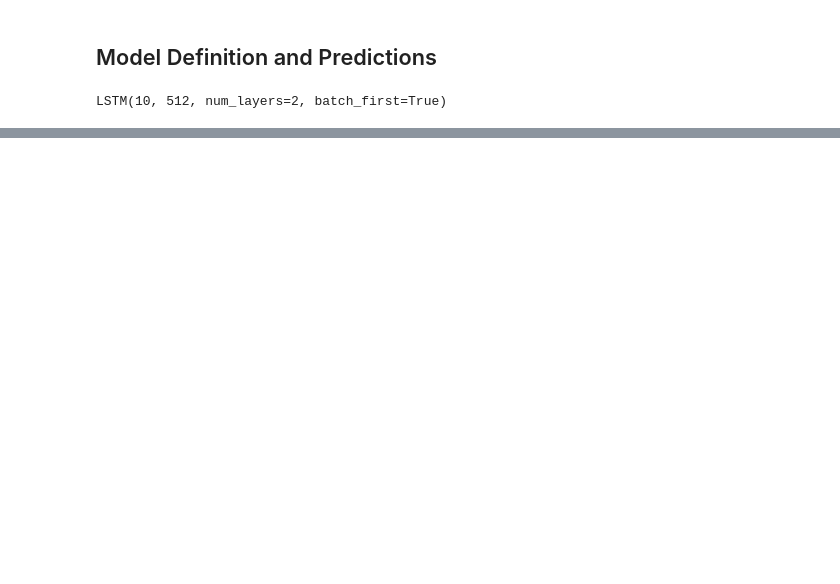
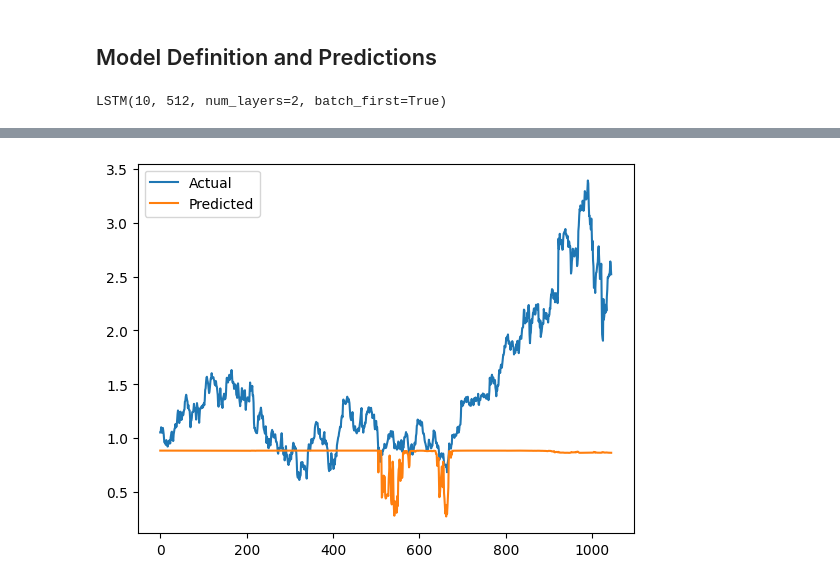
Before and after one commit to psharma1544/JupyterNotebooks, a Jupyter notebook: LLMs/PredictiveModeling_Pytorch.ipynb, the cells around one changed output, grey strips where cells are left out. Cells and saved outputs as stored; diff of their text form; code cells hidden in the pictures; blank space fills up the shorter version.

```diff
--- a/LLMs/PredictiveModeling_Pytorch.ipynb
+++ b/LLMs/PredictiveModeling_Pytorch.ipynb
@@ -300,10 +316,11 @@ torch.Size([4650, 10])
 # %%
+# Dimensions for data input
 input_dim = len(X_train.columns) # Number of features
 #hidden_dim = int(len(X_train)) # Number of samples or units
 hidden_dim = 512
 num_layers = 2
 output_dim = 1
-num_epochs = 2 # Intentionally keeping low for initial debugging
+num_epochs = 20 # Intentionally keeping low for initial debugging
 seq_len = 10
 # %% [markdown]
 ## Model Definition and Predictions
@@ -343,19 +362,18 @@ lstm = []
 
 for t in range(num_epochs):
     counter = 1
-    for batch in x_train_loader:
-        batch = batch.reshape(5, 1, input_dim)
-        y_train_pred = model(batch)
-        y_train_observed = next(iter(y_train_loader))
-        loss = criterion(y_train_pred, y_train_observed)
-        print(f'Epoch:{t:}, Batch:{counter}, Loss: {loss.item():.4f}')
-        # hist[t] = loss.item()
+    for batch in train_loader:
+        x_batch, y_batch = batch
+        x_batch = x_batch.reshape(-1, 1, input_dim)
+        y_train_pred = model(x_batch)
+        loss = criterion(y_train_pred, y_batch)
 
         optimiser.zero_grad()
         loss.backward()
         optimiser.step()
+
+        print(f'Epoch:{t:}, Batch:{counter}, Loss: {loss.item():.4f}')
         counter += 1
-
 training_time = time.time()-start_time
 print("Training time: {}".format(training_time))
 # %% [output]
@@ -379,9 +396,0 @@ Training time: 36.045011043548584
-# %%
-# Make predictions
-model.eval()
-with torch.no_grad():
-    for batch in x_test_loader:
-        #train_predict = model(x_train)
-        batch = batch.reshape(batch_size, 1, input_dim)
-        test_predict = model(batch)
-        print(test_predict)
@@ -568,0 +397,20 @@ for t in range(num_epochs):
+# %%
+# Make predictions on the test dataset
+model.eval()
+test_labels = []
+test_preds = []
+with torch.no_grad():
+    for batch in test_loader:
+        inputs, labels = batch
+        test_labels.extend(labels.cpu().numpy().flatten()) # Add observed values to list
+        inputs = inputs.reshape(-1, 1, input_dim)
+        outputs = model(inputs)
+        test_preds.extend(outputs.cpu().numpy().flatten()) # Add predicted values to list
+
+# Plot predictions against actual values
+plt.plot(test_labels, label='Actual')
+plt.plot(test_preds, label='Predicted')
+plt.legend()
+plt.show()
+# %% [output]
+[figure, added]
```
Also changed, not shown: parts of 15 cells of this notebook.
